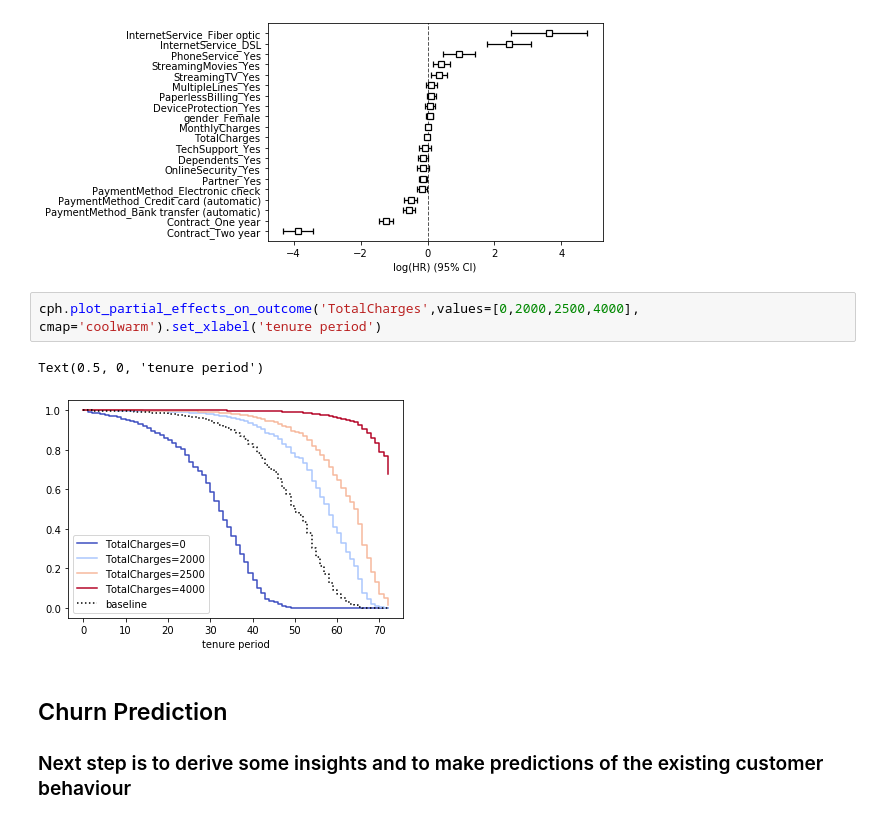
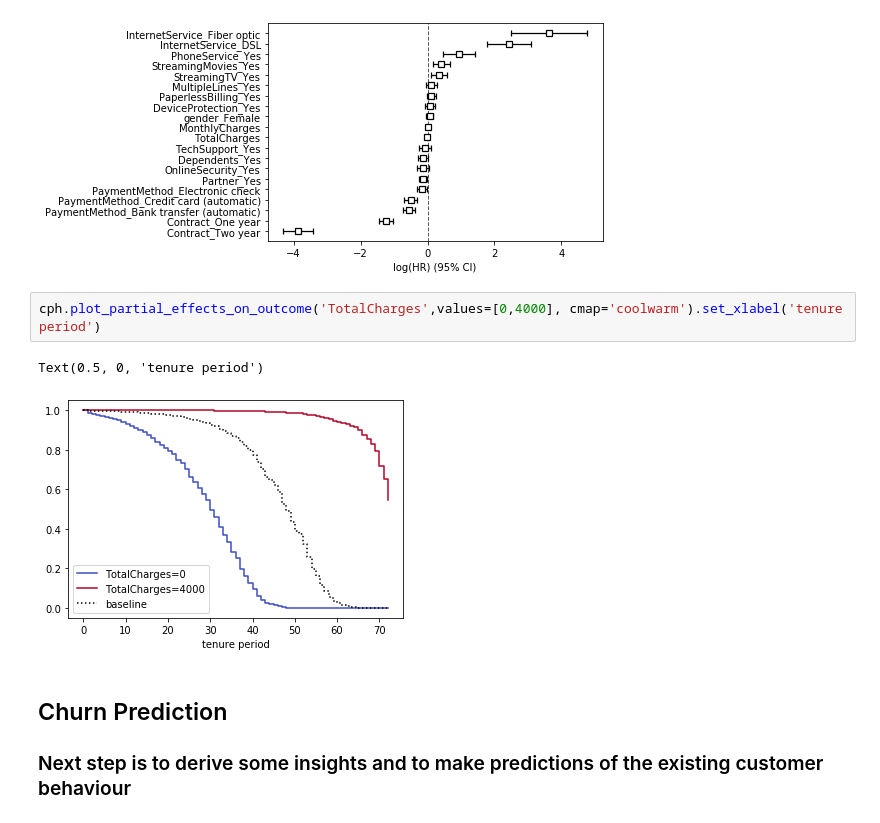
Before and after one commit to PadmajaVB/Cohort-Analysis, a Jupyter notebook: Code/TelcoCustomerChurn.ipynb, the cells around one changed output. Drawn from its saved outputs; the diff is of its cells as text.

```diff
--- a/Code/TelcoCustomerChurn.ipynb
+++ b/Code/TelcoCustomerChurn.ipynb
@@ -136,10 +136,10 @@ cph.plot()
 <matplotlib.axes._subplots.AxesSubplot at 0x...>
 [figure]
 # %%
-cph.plot_partial_effects_on_outcome('TotalCharges',values=[0,2000,2500,4000], cmap='coolwarm').set_xlabel('tenure period')
+cph.plot_partial_effects_on_outcome('TotalCharges',values=[0,4000], cmap='coolwarm').set_xlabel('tenure period')
 # %% [output]
 Text(0.5, 0, 'tenure period')
-[figure, old version]
+[figure, new version]
 # %% [markdown]
 ## Churn Prediction
 ### Next step is to derive some insights and to make predictions of the existing customer behaviour
```
Also changed, not shown: 3 other files.
